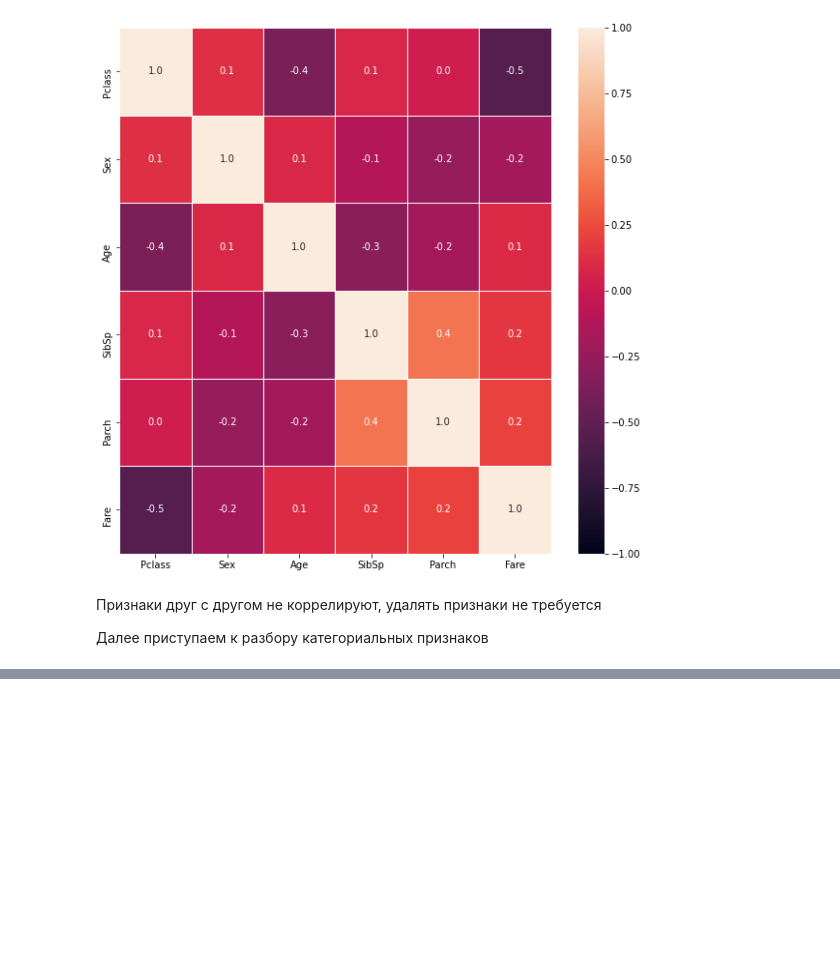
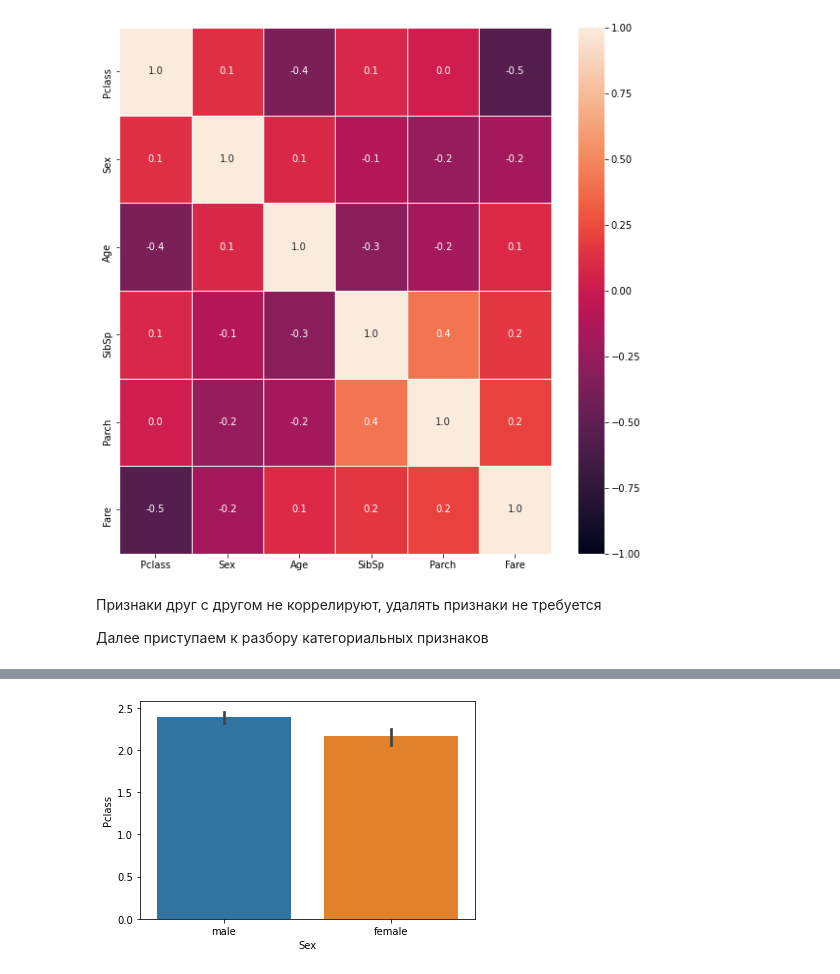
Before and after one commit to Huskell/ML_practice, a Jupyter notebook: Titanic/Untitled.ipynb, the cells around one changed output, grey strips where cells are left out. Saved outputs shown, nothing was run; the diff lists cells and outputs as text; code cells hidden in the pictures; blank space fills up the shorter version.

```diff
--- a/Titanic/Untitled.ipynb
+++ b/Titanic/Untitled.ipynb
@@ -158,0 +175,4 @@ sns.heatmap(train_dig.corr(), vmin=-1, vmax=1, annot=True, linewidths=.5, fmt= '
+# %%
+sns.barplot(x='Sex', y='Pclass', data=train2);
+# %% [output]
+[figure, added]
```
Also changed, not shown: parts of 20 cells of this notebook, 5 other files.
